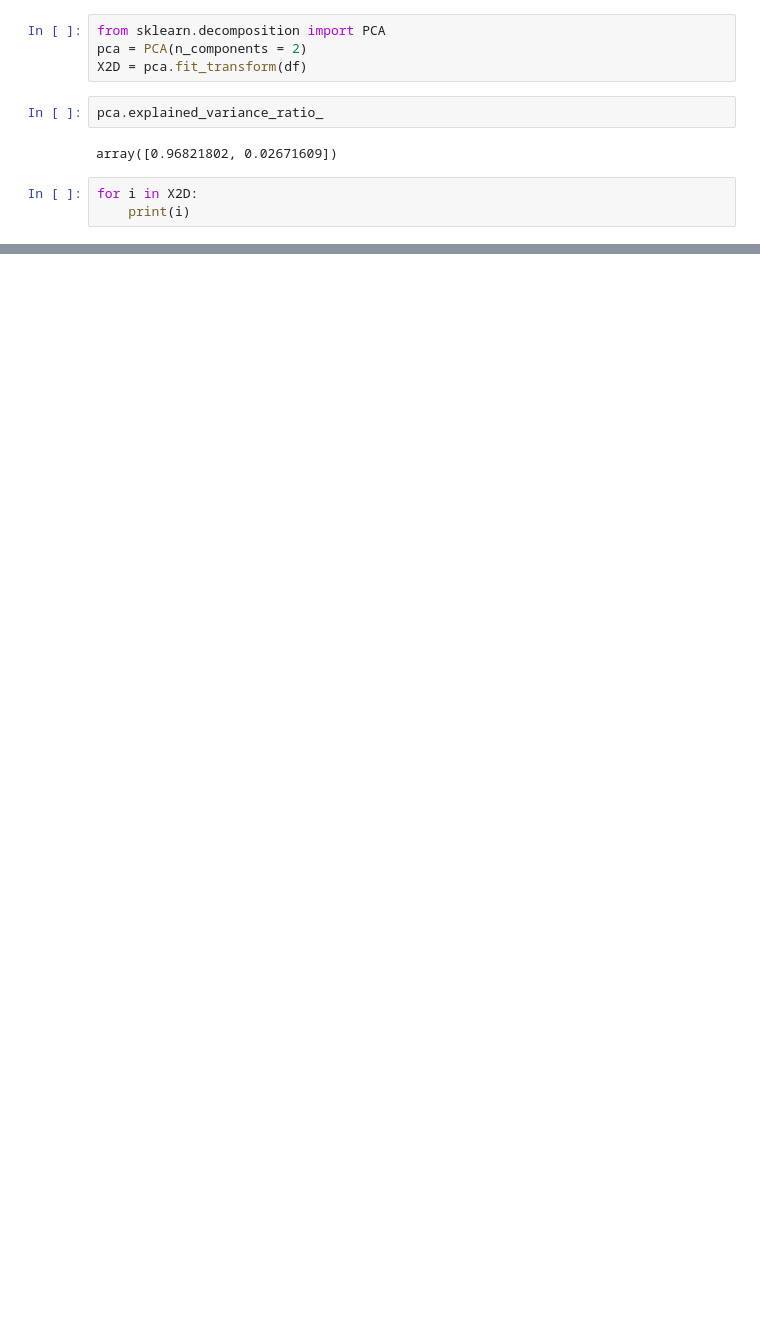
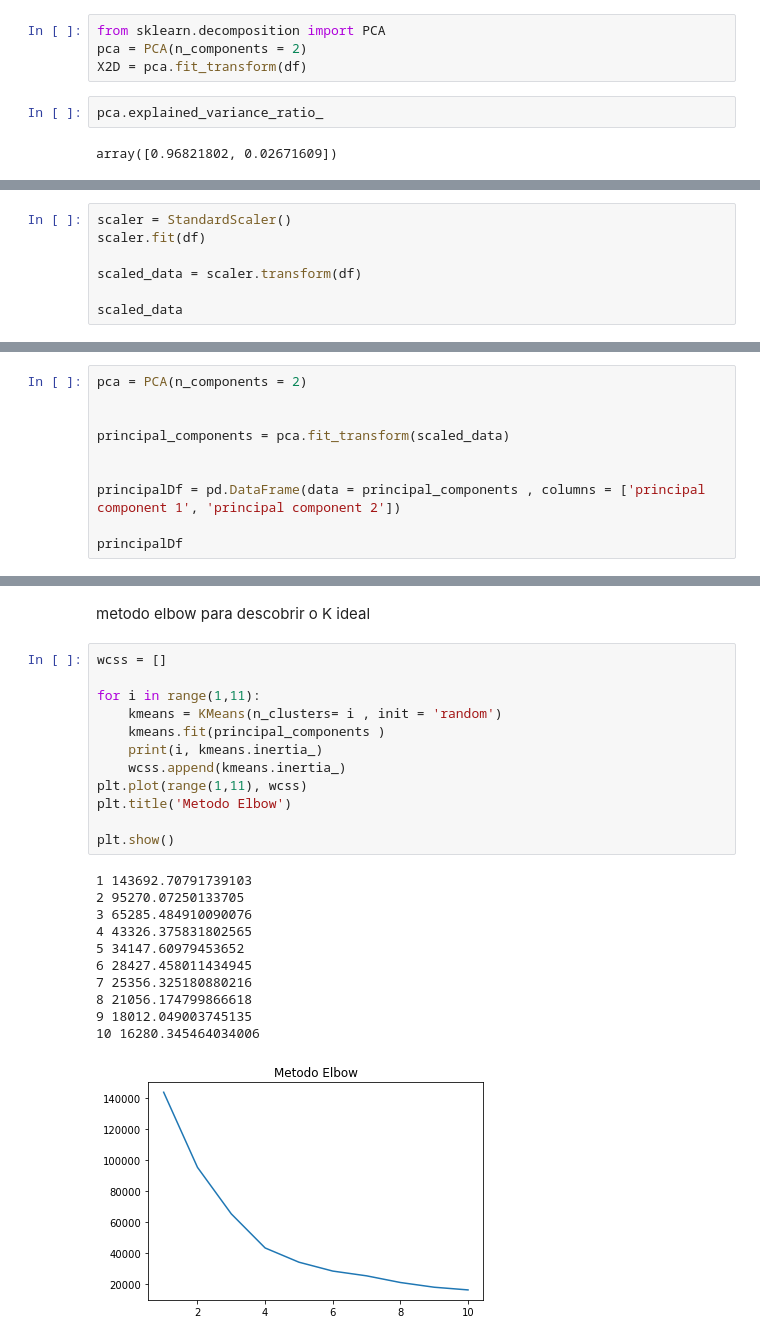
Before and after one commit to GachanDois/lcdia, a Jupyter notebook: Aplicando Kmeans e Clusterizacao.ipynb, the cells around one changed output, grey strips where cells are left out. Cells and saved outputs as stored; diff of their text form; blank space fills up the shorter version.

```diff
--- a/Aplicando Kmeans e Clusterizacao.ipynb
+++ b/Aplicando Kmeans e Clusterizacao.ipynb
@@ -160,6 +119,3 @@ X2D = pca.fit_transform(df)
 pca.explained_variance_ratio_
 # %% [output]
 array([0.96821802, 0.02671609])
-# %%
-for i in X2D:
-    print(i)
@@ -201,0 +142,7 @@ plt.scatter(centers[:, 0], centers[:, 1], c='black', s=500, alpha=0.5)
+# %%
+scaler = StandardScaler()
+scaler.fit(df)
+
+scaled_data = scaler.transform(df)
+
+scaled_data
@@ -201,0 +163,10 @@ plt.scatter(centers[:, 0], centers[:, 1], c='black', s=500, alpha=0.5)
+# %%
+pca = PCA(n_components = 2)
+
+
+principal_components = pca.fit_transform(scaled_data)
+
+
+principalDf = pd.DataFrame(data = principal_components , columns = ['principal component 1', 'principal component 2'])
+
+principalDf
@@ -201,0 +187,26 @@ plt.scatter(centers[:, 0], centers[:, 1], c='black', s=500, alpha=0.5)
+# %% [markdown]
+metodo elbow para descobrir o K ideal
+# %%
+wcss = []
+
+for i in range(1,11):
+    kmeans = KMeans(n_clusters= i , init = 'random')
+    kmeans.fit(principal_components )
+    print(i, kmeans.inertia_)
+    wcss.append(kmeans.inertia_)
+plt.plot(range(1,11), wcss)
+plt.title('Metodo Elbow')
+
+plt.show()
+# %% [output]
+1 143692.70791739103
+2 95270.07250133705
+3 65285.484910090076
+4 43326.375831802565
+5 34147.60979453652
+6 28427.458011434945
+7 25356.325180880216
+8 21056.174799866618
+9 18012.049003745135
+10 16280.345464034006
+[figure, added]
```
Also changed, not shown: parts of 17 cells of this notebook.
